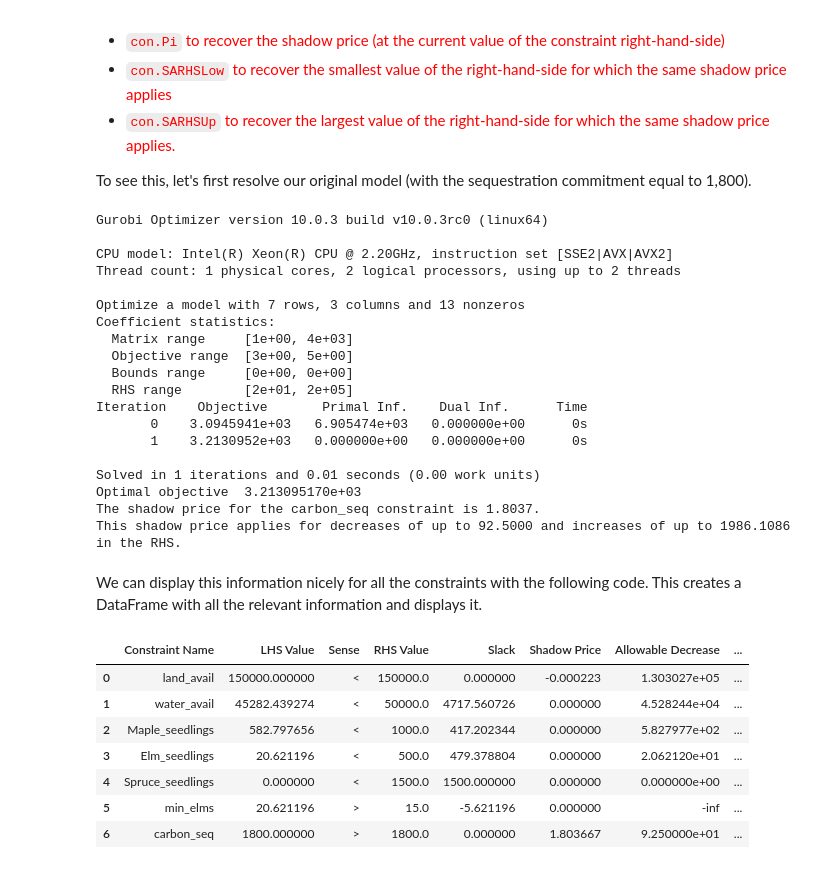
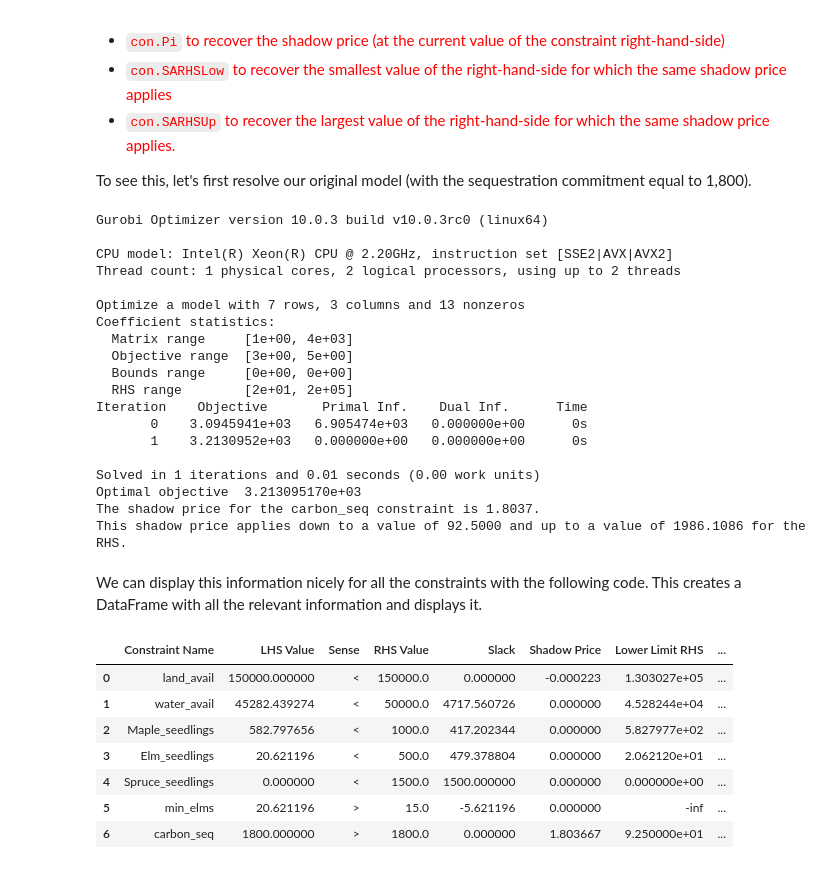
Before and after one commit to dan-a-iancu/OIT248, a Jupyter notebook: Linear_Optimization_Tutorial_Oro_Verde.ipynb, the cells around one changed output. Saved outputs shown, nothing was run; the diff lists cells and outputs as text; code cells hidden in the pictures.

```diff
--- a/Linear_Optimization_Tutorial_Oro_Verde.ipynb
+++ b/Linear_Optimization_Tutorial_Oro_Verde.ipynb
@@ -967,7 +964,7 @@ mymodel.optimize()
 
 # get the shadow price and allowable increase-decrease
 print(f"The shadow price for the carbon_seq constraint is {c.Pi:.4f}.")
-print(f"This shadow price applies for decreases of up to {c.SARHSLow:.4f} and increases of up to {c.SARHSUp:.4f} in the RHS.")
+print(f"This shadow price applies down to a value of {c.SARHSLow:.4f} and up to a value of {c.SARHSUp:.4f} for the RHS.")
 # %% [output]
 Gurobi Optimizer version 10.0.3 build v10.0.3rc0 (linux64)
 
@@ -987,22 +984,22 @@ Iteration    Objective       Primal Inf.    Dual Inf.      Time
 Solved in 1 iterations and 0.01 seconds (0.00 work units)
 Optimal objective  3.213095170e+03
 The shadow price for the carbon_seq constraint is 1.8037.
-This shadow price applies for decreases of up to 92.5000 and increases of up to 1986.1086 in the RHS.
+This shadow price applies down to a value of 92.5000 and up to a value of 1986.1086 for the RHS.
 # %% [markdown]
 We can display this information nicely for all the constraints with the following code. This creates a DataFrame with all the relevant information and displays it.
 # %%
 # Create a data-frame to print everything
 allConstraints = mymodel.getConstrs()
 
 all_constr_data = [ [c.ConstrName, mymodel.getRow(c).getValue(), c.Sense, c.RHS, c.Slack, c.Pi, c.SARHSLow, c.SARHSUp ] \
                    for c in allConstraints ]
 
 # convert into a dataframe and print
 df = pd.DataFrame(all_constr_data, columns=["Constraint Name", "LHS Value", "Sense", "RHS Value", "Slack", "Shadow Price",\
-                                           "Allowable Decrease", "Allowable Increase"])
+                                           "Lower Limit RHS", "Upper Limit RHS"])
 display(df)
 # %% [output]
-|  | Constraint Name | LHS Value | Sense | RHS Value | Slack | Shadow Price | Allowable Decrease | ... |
+|  | Constraint Name | LHS Value | Sense | RHS Value | Slack | Shadow Price | Lower Limit RHS | ... |
 | 0 | land_avail | 150000.000000 | < | 150000.0 | 0.000000 | -0.000223 | 1.303027e+05 | ... |
 | 1 | water_avail | 45282.439274 | < | 50000.0 | 4717.560726 | 0.000000 | 4.528244e+04 | ... |
 | 2 | Maple_seedlings | 582.797656 | < | 1000.0 | 417.202344 | 0.000000 | 5.827977e+02 | ... |
```
Also changed, not shown: parts of 2 cells of this notebook.
